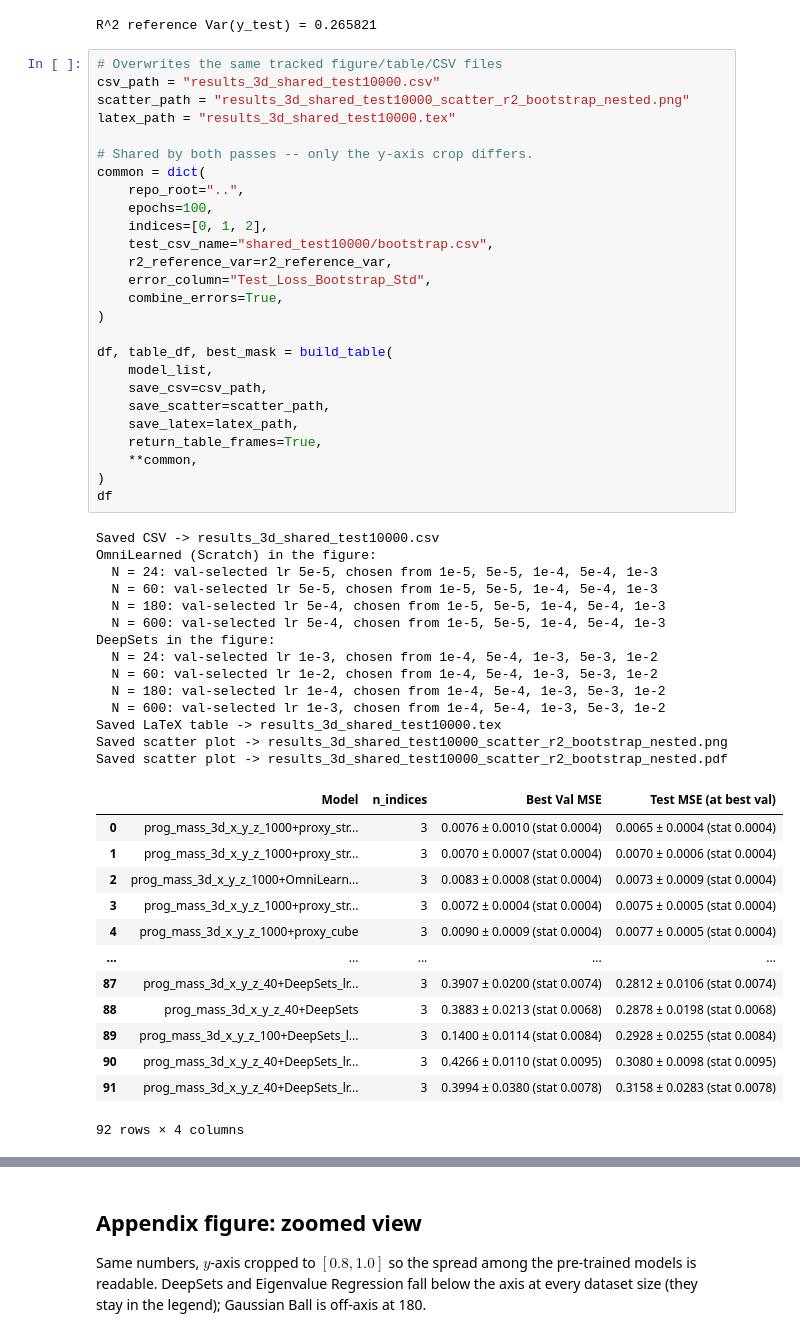
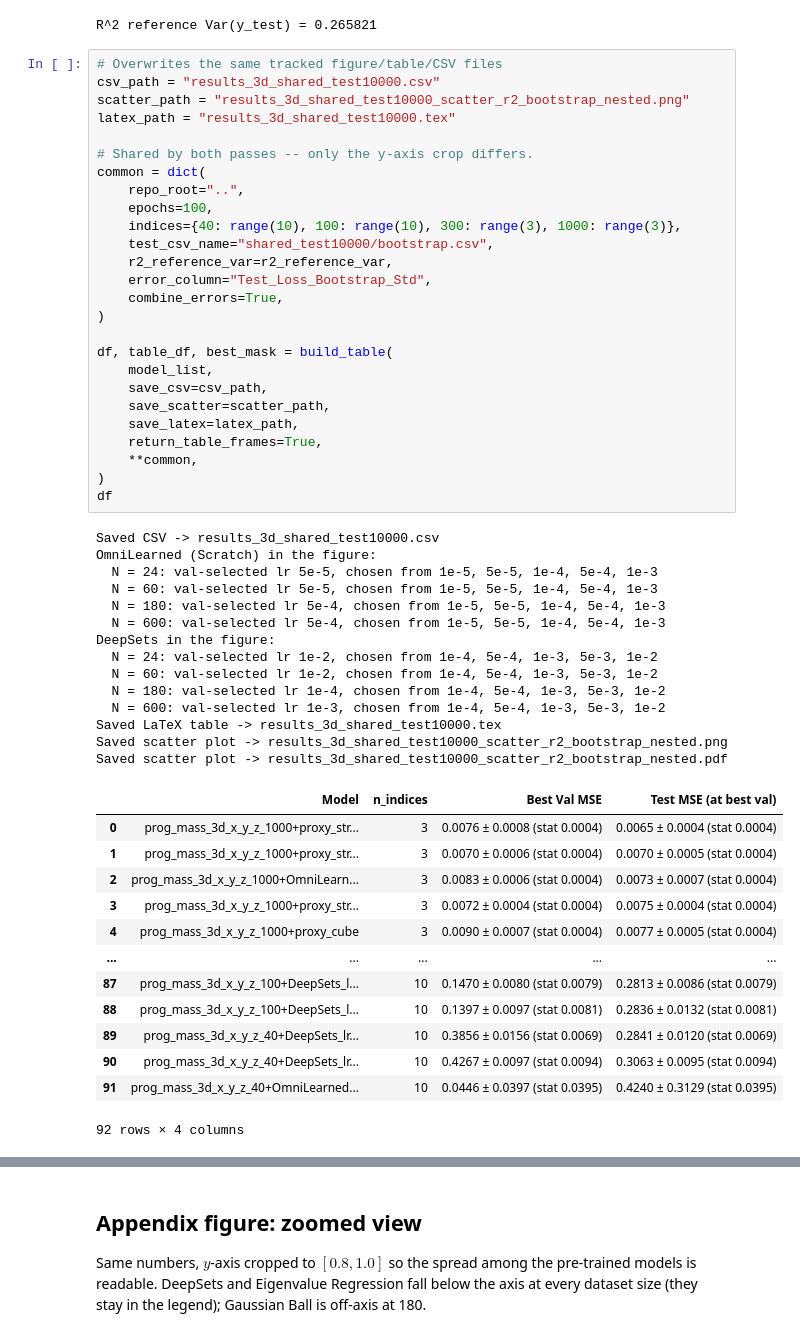
Before and after one commit to rushingfox/stellar-stream-transfer-learning, a Jupyter notebook: evaluation/reproduce_main_figure.ipynb, the cells around one changed output, grey strips where cells are left out. Drawn from its saved outputs; the diff is of its cells as text.

```diff
--- a/evaluation/reproduce_main_figure.ipynb
+++ b/evaluation/reproduce_main_figure.ipynb
@@ -93,49 +93,49 @@ latex_path = "results_3d_shared_test10000.tex"
 common = dict(
     repo_root="..",
     epochs=100,
-    indices=[0, 1, 2],
+    indices={40: range(10), 100: range(10), 300: range(3), 1000: range(3)},
     test_csv_name="shared_test10000/bootstrap.csv",
     r2_reference_var=r2_reference_var,
     error_column="Test_Loss_Bootstrap_Std",
     combine_errors=True,
 )
 
 df, table_df, best_mask = build_table(
     model_list,
     save_csv=csv_path,
     save_scatter=scatter_path,
     save_latex=latex_path,
     return_table_frames=True,
     **common,
 )
 df
 # %% [output]
 Saved CSV -> results_3d_shared_test10000.csv
 OmniLearned (Scratch) in the figure:
   N = 24: val-selected lr 5e-5, chosen from 1e-5, 5e-5, 1e-4, 5e-4, 1e-3
   N = 60: val-selected lr 5e-5, chosen from 1e-5, 5e-5, 1e-4, 5e-4, 1e-3
   N = 180: val-selected lr 5e-4, chosen from 1e-5, 5e-5, 1e-4, 5e-4, 1e-3
   N = 600: val-selected lr 5e-4, chosen from 1e-5, 5e-5, 1e-4, 5e-4, 1e-3
 DeepSets in the figure:
-  N = 24: val-selected lr 1e-3, chosen from 1e-4, 5e-4, 1e-3, 5e-3, 1e-2
+  N = 24: val-selected lr 1e-2, chosen from 1e-4, 5e-4, 1e-3, 5e-3, 1e-2
   N = 60: val-selected lr 1e-2, chosen from 1e-4, 5e-4, 1e-3, 5e-3, 1e-2
   N = 180: val-selected lr 1e-4, chosen from 1e-4, 5e-4, 1e-3, 5e-3, 1e-2
   N = 600: val-selected lr 1e-3, chosen from 1e-4, 5e-4, 1e-3, 5e-3, 1e-2
 Saved LaTeX table -> results_3d_shared_test10000.tex
 Saved scatter plot -> results_3d_shared_test10000_scatter_r2_bootstrap_nested.png
 Saved scatter plot -> results_3d_shared_test10000_scatter_r2_bootstrap_nested.pdf
 |  | Model | n_indices | Best Val MSE | Test MSE (at best val) |
-| 0 | prog_mass_3d_x_y_z_1000+proxy_str... | 3 | 0.0076 ± 0.0010 (stat 0.0004) | 0.0065 ± 0.0004 (stat 0.0004) |
-| 1 | prog_mass_3d_x_y_z_1000+proxy_str... | 3 | 0.0070 ± 0.0007 (stat 0.0004) | 0.0070 ± 0.0006 (stat 0.0004) |
-| 2 | prog_mass_3d_x_y_z_1000+OmniLearn... | 3 | 0.0083 ± 0.0008 (stat 0.0004) | 0.0073 ± 0.0009 (stat 0.0004) |
-| 3 | prog_mass_3d_x_y_z_1000+proxy_str... | 3 | 0.0072 ± 0.0004 (stat 0.0004) | 0.0075 ± 0.0005 (stat 0.0004) |
-| 4 | prog_mass_3d_x_y_z_1000+proxy_cube | 3 | 0.0090 ± 0.0009 (stat 0.0004) | 0.0077 ± 0.0005 (stat 0.0004) |
+| 0 | prog_mass_3d_x_y_z_1000+proxy_str... | 3 | 0.0076 ± 0.0008 (stat 0.0004) | 0.0065 ± 0.0004 (stat 0.0004) |
+| 1 | prog_mass_3d_x_y_z_1000+proxy_str... | 3 | 0.0070 ± 0.0006 (stat 0.0004) | 0.0070 ± 0.0005 (stat 0.0004) |
+| 2 | prog_mass_3d_x_y_z_1000+OmniLearn... | 3 | 0.0083 ± 0.0006 (stat 0.0004) | 0.0073 ± 0.0007 (stat 0.0004) |
+| 3 | prog_mass_3d_x_y_z_1000+proxy_str... | 3 | 0.0072 ± 0.0004 (stat 0.0004) | 0.0075 ± 0.0004 (stat 0.0004) |
+| 4 | prog_mass_3d_x_y_z_1000+proxy_cube | 3 | 0.0090 ± 0.0007 (stat 0.0004) | 0.0077 ± 0.0005 (stat 0.0004) |
 | ... | ... | ... | ... | ... |
-| 87 | prog_mass_3d_x_y_z_40+DeepSets_lr... | 3 | 0.3907 ± 0.0200 (stat 0.0074) | 0.2812 ± 0.0106 (stat 0.0074) |
-| 88 | prog_mass_3d_x_y_z_40+DeepSets | 3 | 0.3883 ± 0.0213 (stat 0.0068) | 0.2878 ± 0.0198 (stat 0.0068) |
-| 89 | prog_mass_3d_x_y_z_100+DeepSets_l... | 3 | 0.1400 ± 0.0114 (stat 0.0084) | 0.2928 ± 0.0255 (stat 0.0084) |
-| 90 | prog_mass_3d_x_y_z_40+DeepSets_lr... | 3 | 0.4266 ± 0.0110 (stat 0.0095) | 0.3080 ± 0.0098 (stat 0.0095) |
-| 91 | prog_mass_3d_x_y_z_40+DeepSets_lr... | 3 | 0.3994 ± 0.0380 (stat 0.0078) | 0.3158 ± 0.0283 (stat 0.0078) |
+| 87 | prog_mass_3d_x_y_z_100+DeepSets_l... | 10 | 0.1470 ± 0.0080 (stat 0.0079) | 0.2813 ± 0.0086 (stat 0.0079) |
+| 88 | prog_mass_3d_x_y_z_100+DeepSets_l... | 10 | 0.1397 ± 0.0097 (stat 0.0081) | 0.2836 ± 0.0132 (stat 0.0081) |
+| 89 | prog_mass_3d_x_y_z_40+DeepSets_lr... | 10 | 0.3856 ± 0.0156 (stat 0.0069) | 0.2841 ± 0.0120 (stat 0.0069) |
+| 90 | prog_mass_3d_x_y_z_40+DeepSets_lr... | 10 | 0.4267 ± 0.0097 (stat 0.0094) | 0.3063 ± 0.0095 (stat 0.0094) |
+| 91 | prog_mass_3d_x_y_z_40+OmniLearned... | 10 | 0.0446 ± 0.0397 (stat 0.0395) | 0.4240 ± 0.3129 (stat 0.0395) |
 92 rows × 4 columns
 # %%
 from IPython.display import Image
```
Also changed, not shown: parts of 4 cells of this notebook, 9 other files.
